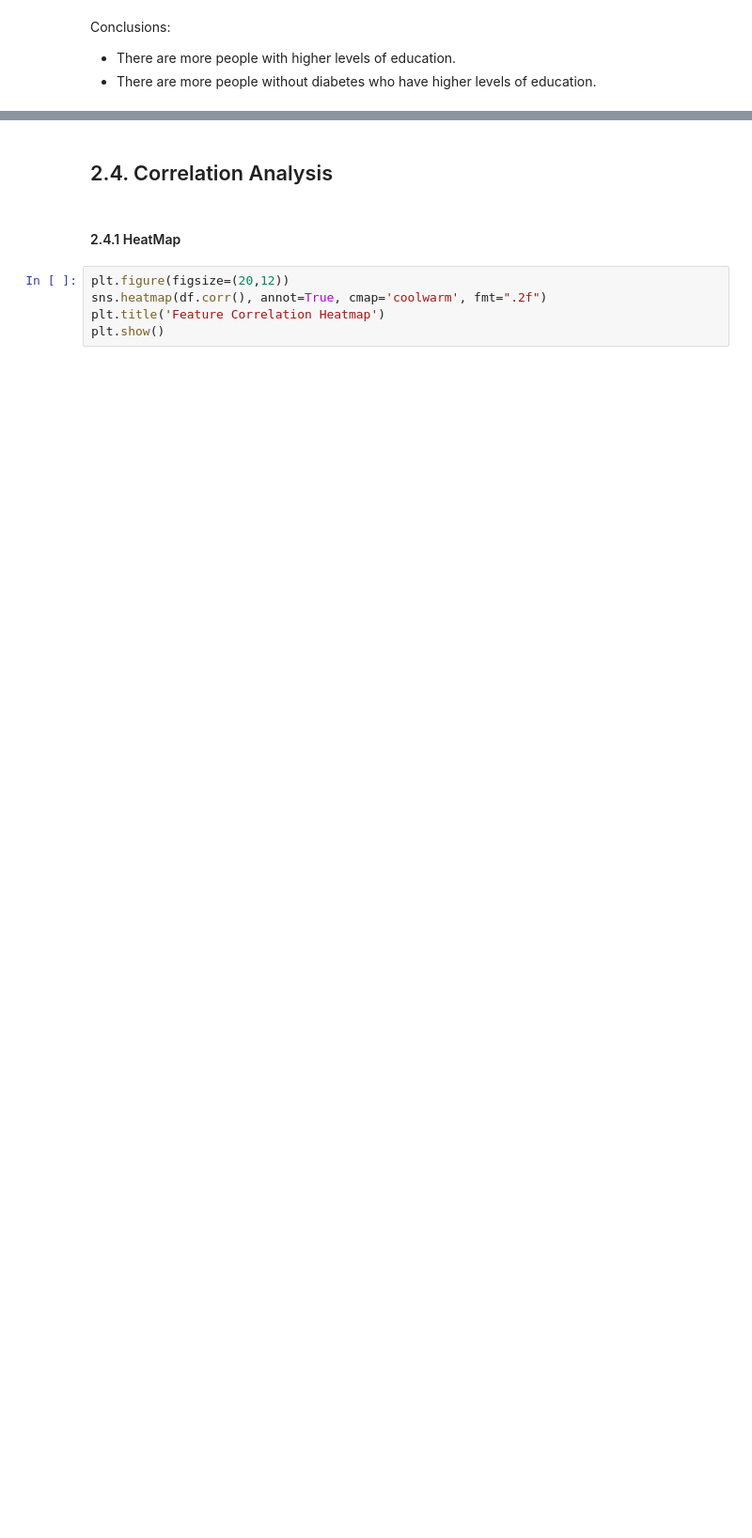
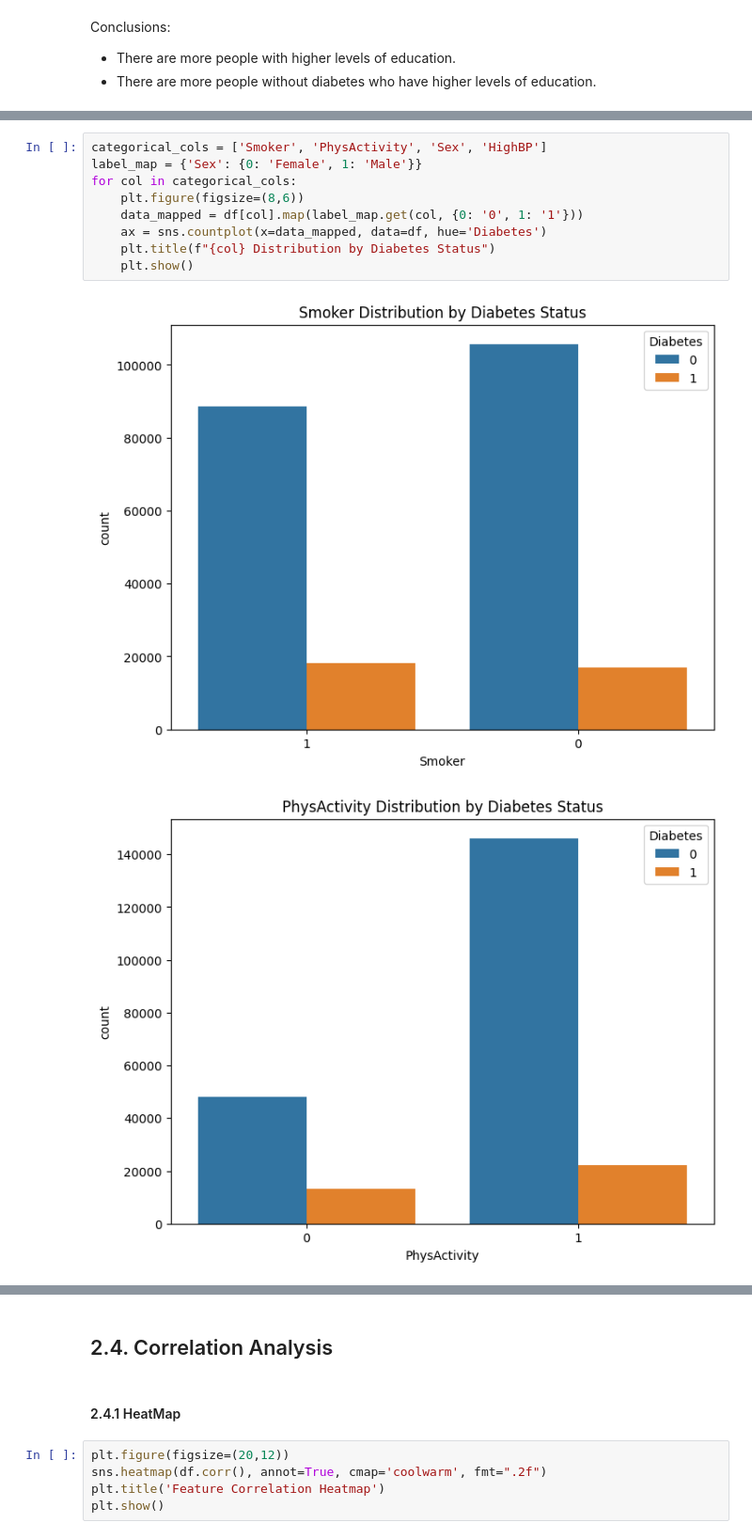
Before and after one commit to sophie-mc-dev/unibo-big-data-analytics, a Jupyter notebook: notebooks/main.ipynb, the cells around one changed output, grey strips where cells are left out. Shown at 94% size. Saved outputs shown, nothing was run; the diff lists cells and outputs as text; blank space fills up the shorter version.

```diff
--- a/notebooks/main.ipynb
+++ b/notebooks/main.ipynb
@@ -369,0 +559,12 @@ Conclusions:
+# %%
+categorical_cols = ['Smoker', 'PhysActivity', 'Sex', 'HighBP']
+label_map = {'Sex': {0: 'Female', 1: 'Male'}}
+for col in categorical_cols:
+    plt.figure(figsize=(8,6))
+    data_mapped = df[col].map(label_map.get(col, {0: '0', 1: '1'}))
+    ax = sns.countplot(x=data_mapped, data=df, hue='Diabetes')
+    plt.title(f"{col} Distribution by Diabetes Status")
+    plt.show()
+# %% [output]
+[figure, added]
+[figure, added]
```
Also changed, not shown: parts of 36 cells of this notebook.
